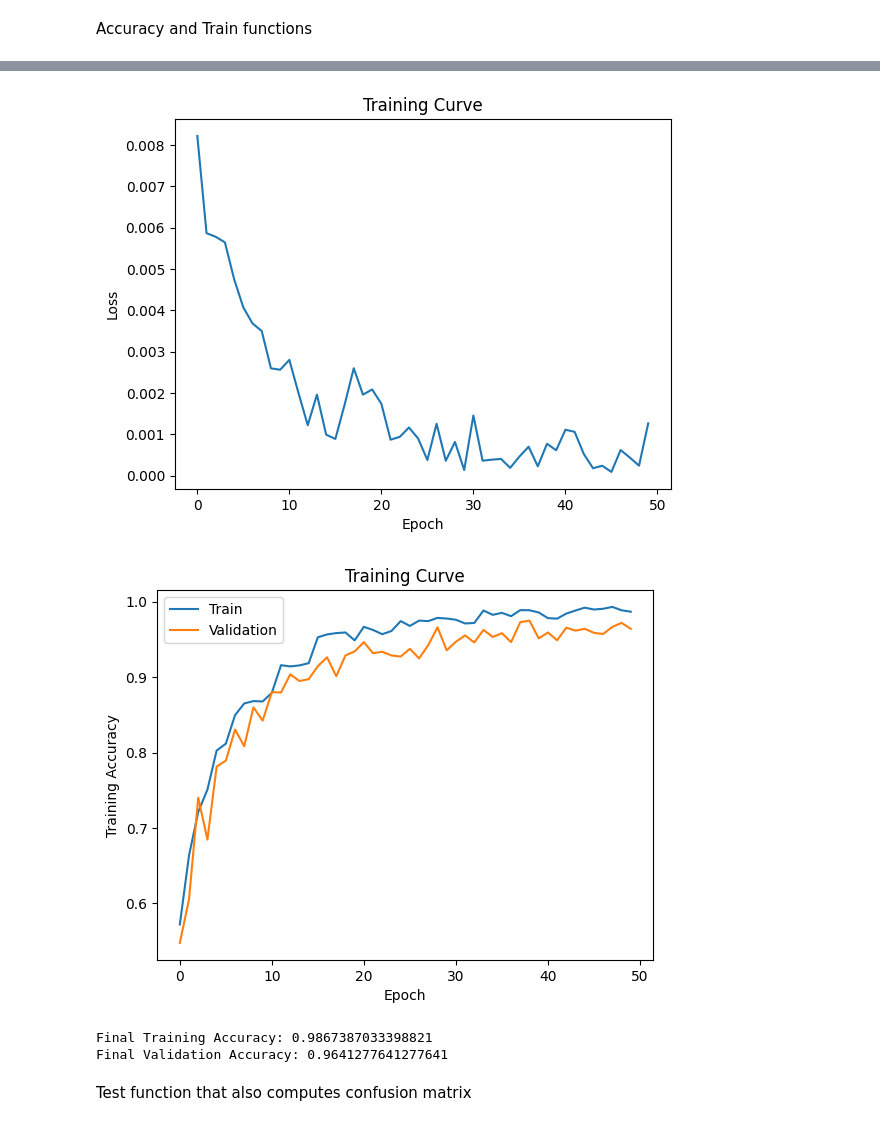
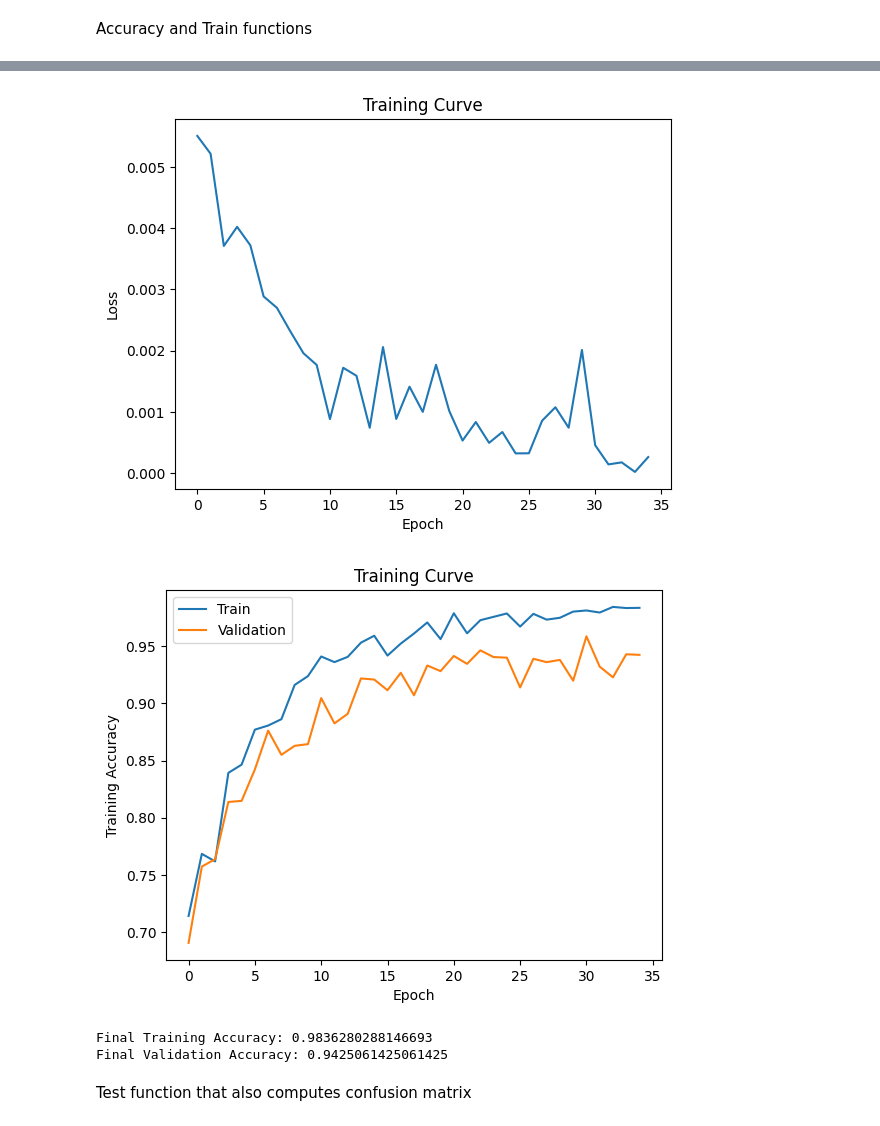
Before and after one commit to aina-damilola/Brain-Tumor-Detection, a Jupyter notebook: Model Creation/Primary Model Final.ipynb, the cells around one changed output, grey strips where cells are left out. Drawn from its saved outputs; the diff is of its cells as text; code cells hidden in the pictures.

```diff
--- a/Model Creation/Primary Model Final.ipynb
+++ b/Model Creation/Primary Model Final.ipynb
@@ -243,7 +240,7 @@ optimizer = optim.Adam(model.parameters(), lr=0.01)
 
 epochs, losses, train_acc, val_acc = [], [], [], []
 
-num_epochs = 50
+num_epochs = 35
 batch_size = 128
 
 # training
@@ -312,7 +309,7 @@ Epoch loss: 0.0012648645788431168 Train acc: 0.9867387033398821 Validation acc:
-[figure, old version]
+[figure, new version]
-[figure, old version]
+[figure, new version]
-Final Training Accuracy: 0.9867387033398821
-Final Validation Accuracy: 0.9641277641277641
+Final Training Accuracy: 0.9836280288146693
+Final Validation Accuracy: 0.9425061425061425
 # %% [markdown]
 Test function that also computes confusion matrix
 # %%
```
Also changed, not shown: parts of 11 cells of this notebook.
